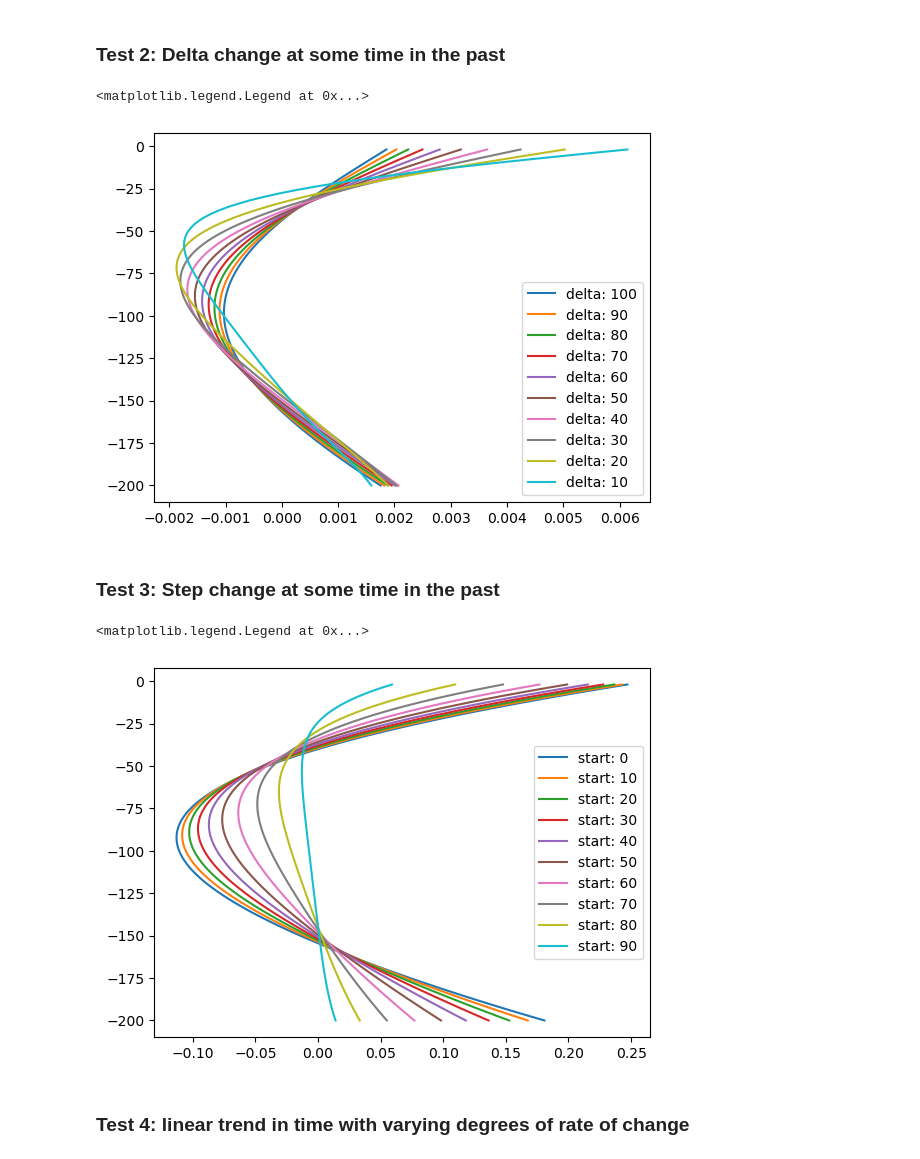
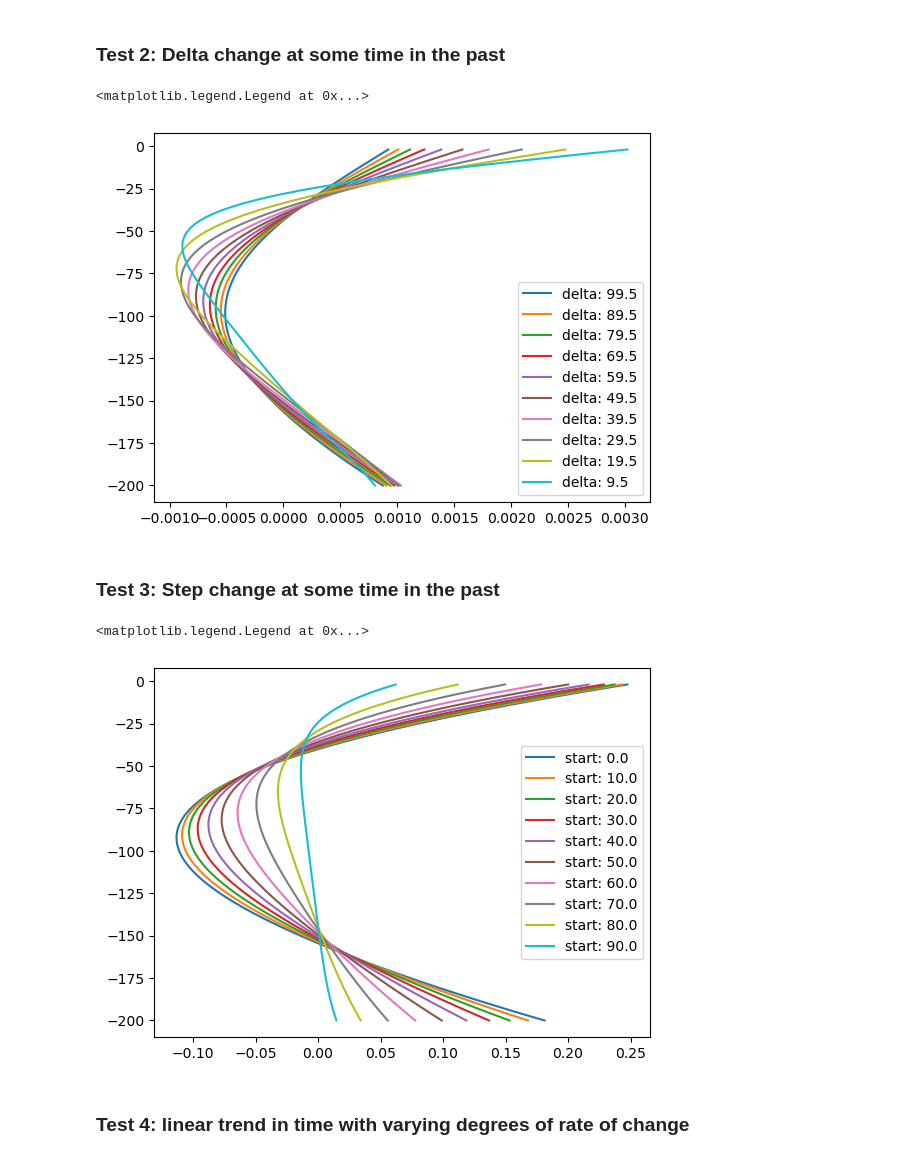
Before and after one commit to johnmorganmanos/Antarctica_AH_Thermometry, a Jupyter notebook: Untitled.ipynb, the cells around one changed output. Saved outputs shown, nothing was run; the diff lists cells and outputs as text; code cells hidden in the pictures.

```diff
--- a/Untitled.ipynb
+++ b/Untitled.ipynb
@@ -21,7 +22,7 @@ tmin = 1923
 zmax = 200
 dTdz = 0.02
 nz = 99
-nt = 99
+nt = 199
 alpha = 35
 # %% [markdown]
 # Solve, no ablation
@@ -257,29 +258,29 @@ plt.legend()
 # %%
 t_surf = np.array([-32]*nt)
 
-advection_tests = np.arange(0,nt+1,10)
+advection_tests = np.arange(0,nt+1, 20)
 # %%
 fig,ax = plt.subplots()
 
 for i in advection_tests:
     advection_cons = np.array([0.]*nt)
     advection_cons[i] = .5
     accumulation = advection_cons
     U,t,z = heat_var_accum(t_surf,
                            accumulation,
              tmax = tmax,
              tmin = tmin,
              zmax = zmax,
              dTdz = dTdz,
              nz = nz,
              nt = nt,
              alpha = alpha)
-    ax.plot(detrend(U[:,-1]),z*-1, label='delta: '+str(100-i))
+    ax.plot(detrend(U[:,-1]),z*-1, label='delta: '+str((nt-i)/2))
 
 plt.legend()
 # %% [output]
 <matplotlib.legend.Legend at 0x...>
-[figure, old version]
+[figure, new version]
 # %% [markdown]
 ### Test 3: Step change at some time in the past
 # %%
@@ -303,12 +304,12 @@ for i in advection_tests:
              nz = nz,
              nt = nt,
              alpha = alpha)
-    ax.plot(detrend(U[:,-1]),z*-1, label='start: '+str(i))
+    ax.plot(detrend(U[:,-1]),z*-1, label='start: '+str(i/2))
 
 plt.legend()
 # %% [output]
 <matplotlib.legend.Legend at 0x...>
-[figure, old version]
+[figure, new version]
 # %% [markdown]
 ### Test 4: linear trend in time with varying degrees of rate of change
 # %%
```
Also changed, not shown: parts of 35 cells of this notebook.
